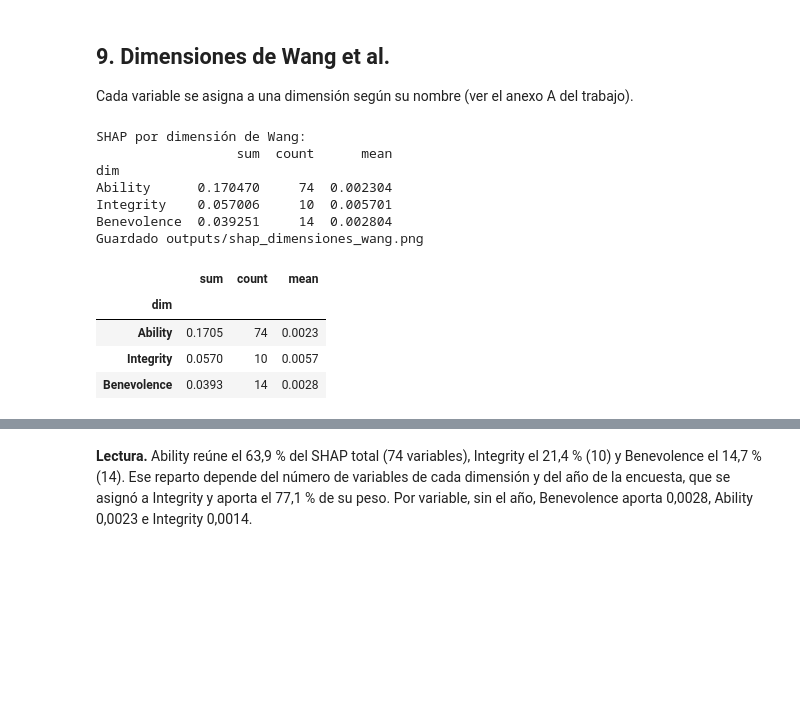
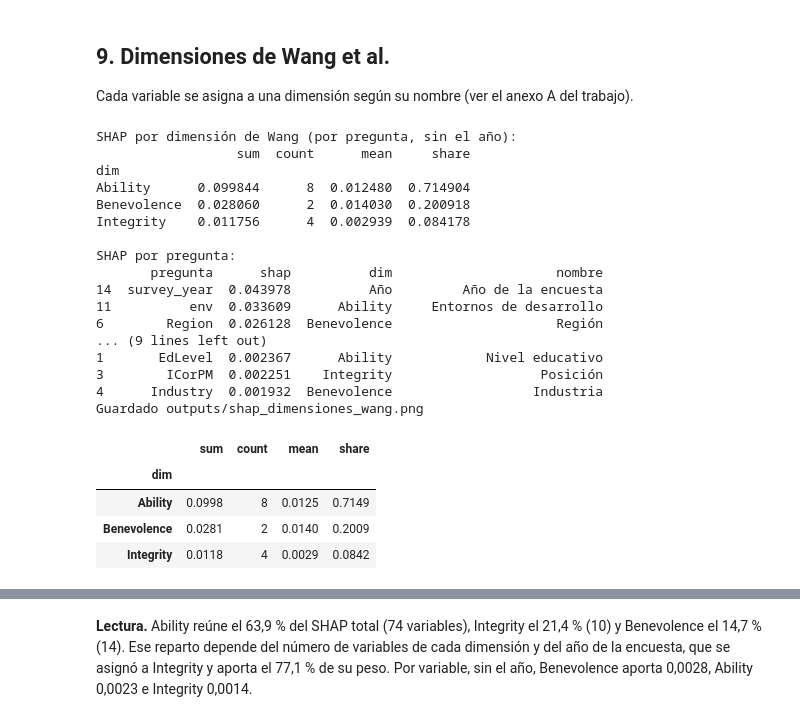
Before and after one commit to dhruszecki/discrepancia-uso-actitud-ia, a Jupyter notebook: notebooks/04_modelado.ipynb, the cells around one changed output, grey strips where cells are left out. Cells and saved outputs as stored; diff of their text form; code cells hidden in the pictures; blank space fills up the shorter version.

```diff
--- a/notebooks/04_modelado.ipynb
+++ b/notebooks/04_modelado.ipynb
@@ -219,21 +219,31 @@ Los casos A y B son la observación de mayor y de menor probabilidad de discrepa
 
 Cada variable se asigna a una dimensión según su nombre (ver el anexo A del trabajo).
 # %%
-wang_summary, df_wang = modelado.wang_mapping(top_features)
+wang_summary, df_wang = modelado.wang_mapping(shap_values, X_bg.columns)
 wang_summary.round(4)
 # %% [output]
-SHAP por dimensión de Wang:
-                  sum  count      mean
+SHAP por dimensión de Wang (por pregunta, sin el año):
+                  sum  count      mean     share
 dim
-Ability      0.170470     74  0.002304
-Integrity    0.057006     10  0.005701
-Benevolence  0.039251     14  0.002804
+Ability      0.099844      8  0.012480  0.714904
+Benevolence  0.028060      2  0.014030  0.200918
+Integrity    0.011756      4  0.002939  0.084178
+
+SHAP por pregunta:
+       pregunta      shap          dim                     nombre
+14  survey_year  0.043978          Año         Año de la encuesta
+11          env  0.033609      Ability     Entornos de desarrollo
+6        Region  0.026128  Benevolence                     Región
+... (9 lines left out)
+1       EdLevel  0.002367      Ability            Nivel educativo
+3        ICorPM  0.002251    Integrity                   Posición
+4      Industry  0.001932  Benevolence                  Industria
 Guardado outputs/shap_dimensiones_wang.png
-|  | sum | count | mean |
-| dim |  |  |  |
-| Ability | 0.1705 | 74 | 0.0023 |
-| Integrity | 0.0570 | 10 | 0.0057 |
-| Benevolence | 0.0393 | 14 | 0.0028 |
+|  | sum | count | mean | share |
+| dim |  |  |  |  |
+| Ability | 0.0998 | 8 | 0.0125 | 0.7149 |
+| Benevolence | 0.0281 | 2 | 0.0140 | 0.2009 |
+| Integrity | 0.0118 | 4 | 0.0029 | 0.0842 |
 # %%
 display(Image(filename=str(ROOT / "outputs" / "shap_dimensiones_wang.png")))
 # %% [output]
```
Also changed, not shown: parts of 5 cells of this notebook, 5 other files.
